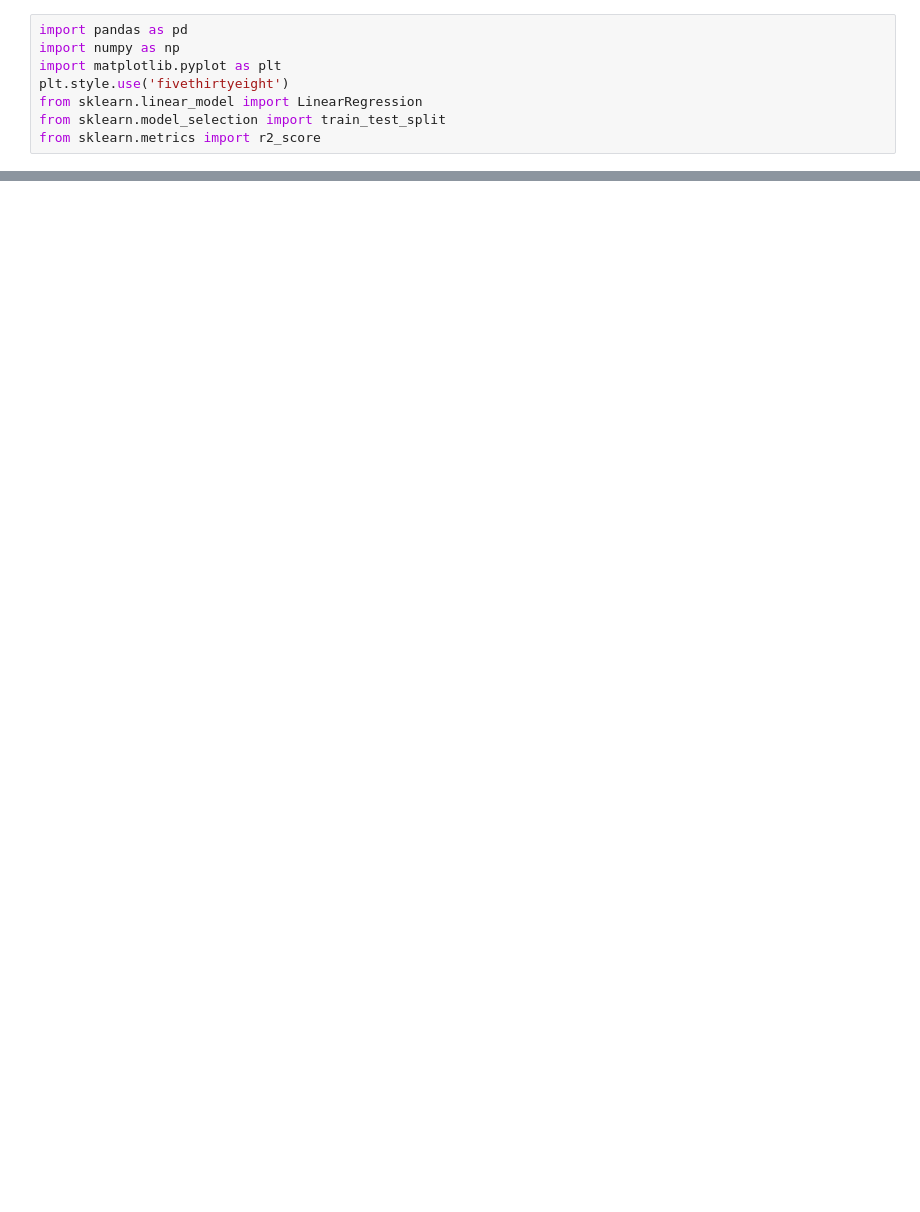
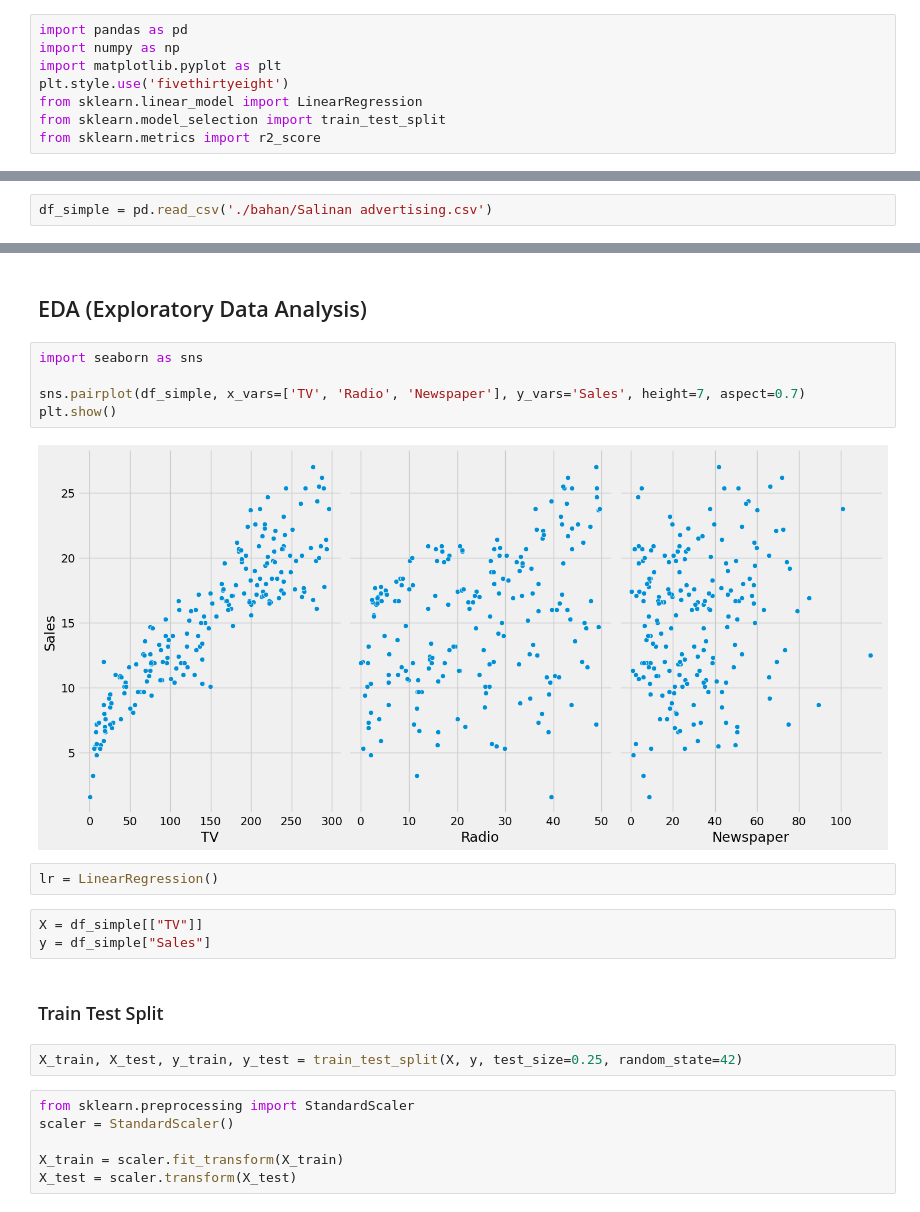
Before and after one commit to TurmaeUrsorum/Python_for_Data_Science, a Jupyter notebook: 4. Python: Linear Regression/linier.ipynb, the cells around one changed output, grey strips where cells are left out. Cells and saved outputs as stored; diff of their text form; blank space fills up the shorter version.

```diff
--- a/4. Python: Linear Regression/linier.ipynb
+++ b/4. Python: Linear Regression/linier.ipynb
@@ -18,0 +13,2 @@ df.head()
+# %%
+df_simple = pd.read_csv('./bahan/Salinan advertising.csv')
@@ -18,0 +48,24 @@ df.head()
+# %% [markdown]
+## EDA (Exploratory Data Analysis)
+# %%
+import seaborn as sns
+
+sns.pairplot(df_simple, x_vars=['TV', 'Radio', 'Newspaper'], y_vars='Sales', height=7, aspect=0.7)
+plt.show()
+# %% [output]
+[figure, added]
+# %%
+lr = LinearRegression()
+# %%
+X = df_simple[["TV"]]
+y = df_simple["Sales"]
+# %% [markdown]
+### Train Test Split
+# %%
+X_train, X_test, y_train, y_test = train_test_split(X, y, test_size=0.25, random_state=42)
+# %%
+from sklearn.preprocessing import StandardScaler
+scaler = StandardScaler()
+
+X_train = scaler.fit_transform(X_train)
+X_test = scaler.transform(X_test)
```
Also changed, not shown: parts of 22 cells of this notebook.
